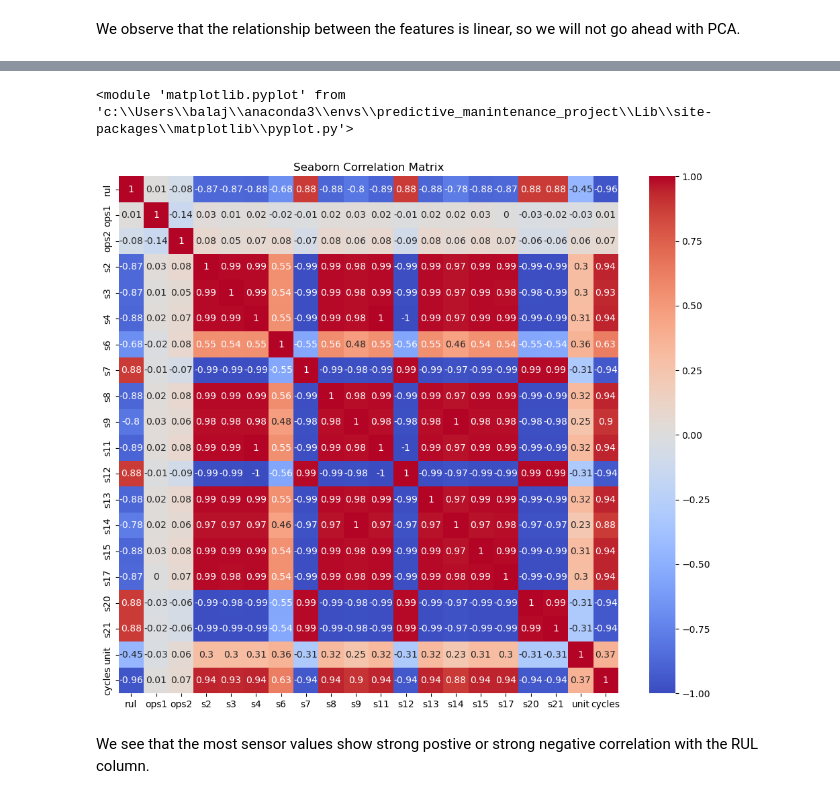
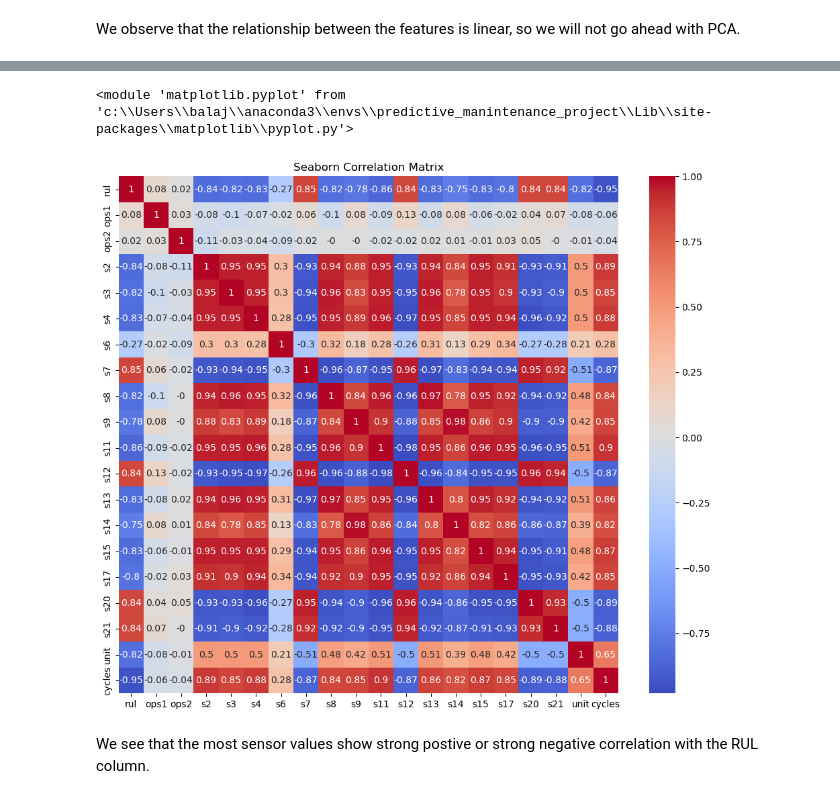
Before and after one commit to Parithimaal/Predictive_Maintenance-NASA_Turbofan_Jet_Engine, a Jupyter notebook: FD001 Analysis/Main.ipynb, the cells around one changed output, grey strips where cells are left out. Saved outputs shown, nothing was run; the diff lists cells and outputs as text; code cells hidden in the pictures.

```diff
--- a/FD001 Analysis/Main.ipynb
+++ b/FD001 Analysis/Main.ipynb
@@ -128,7 +132,7 @@ df_high_rul = df[df['rul'] > high_rul_threshold]
 df_low_rul = df[df['rul'] <= high_rul_threshold]
 
 # Randomly undersample high RUL cases
-df_high_rul_sampled = df_high_rul.sample(frac=0.2, random_state=42)  # Keep only 10% of high RUL cases
+df_high_rul_sampled = df_high_rul.sample(frac=0.1, random_state=42)  # Keep only 10% of high RUL cases
 
 # Combine balanced dataset
 df_balanced = pd.concat([df_low_rul, df_high_rul_sampled])
@@ -137,5 +142,6 @@ px.histogram(df_balanced['rul'], title="Histogram of undersampled RUL")
 # %%
 # Let us normalize the operating setting and sensor values for each unit
+train = df_balanced
 train_norm = p.normalize_predictors(train, cols=['cycles']+p.get_op_setting_cols()+p.get_sensor_cols())
 # %% [markdown]
 ### Grouped analysis
@@ -191,10 +199,11 @@ grouped_train_by_unit.std()
 100 rows × 19 columns
 # %%
 # Plotting corrrelation values
-c.plot_corr_heatmap(grouped_train)
+fig_8 = c.plot_corr_heatmap(grouped_train)
+fig_8
 # %% [output]
 <module 'matplotlib.pyplot' from 'c:\\Users\\balaj\\anaconda3\\envs\\predictive_manintenance_project\\Lib\\site-packages\\matplotlib\\pyplot.py'>
-[figure, old version]
+[figure, new version]
 # %% [markdown]
 We see that the most sensor values show strong postive or strong negative correlation with the RUL column.
 # %% [markdown]
```
Also changed, not shown: parts of 17 cells of this notebook, 8 other files.
